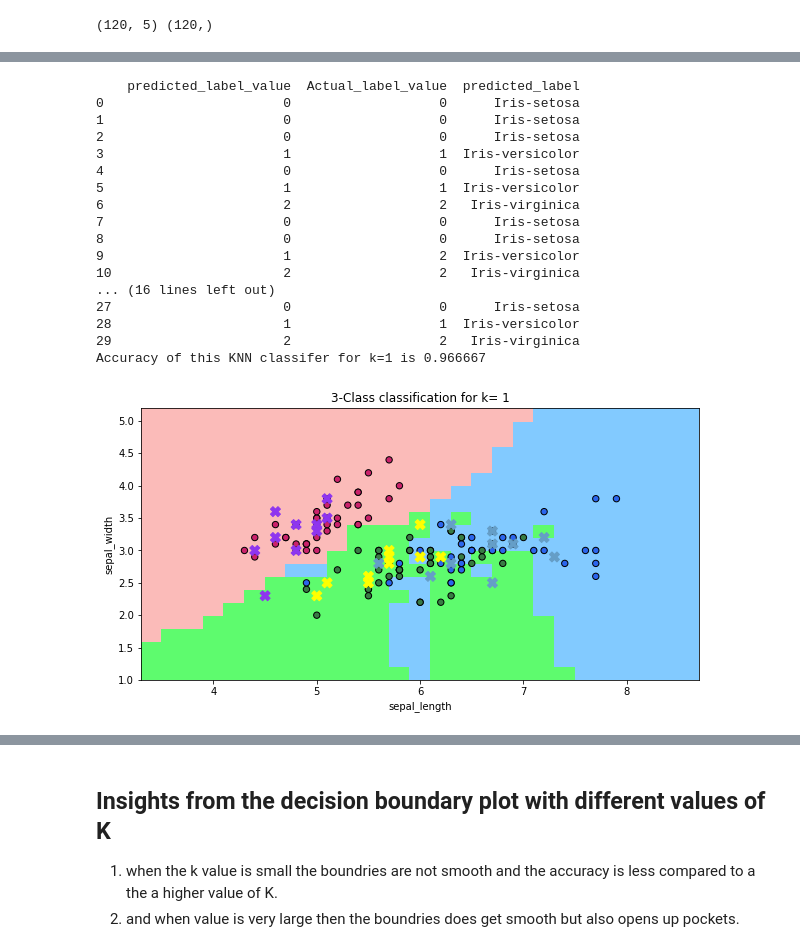
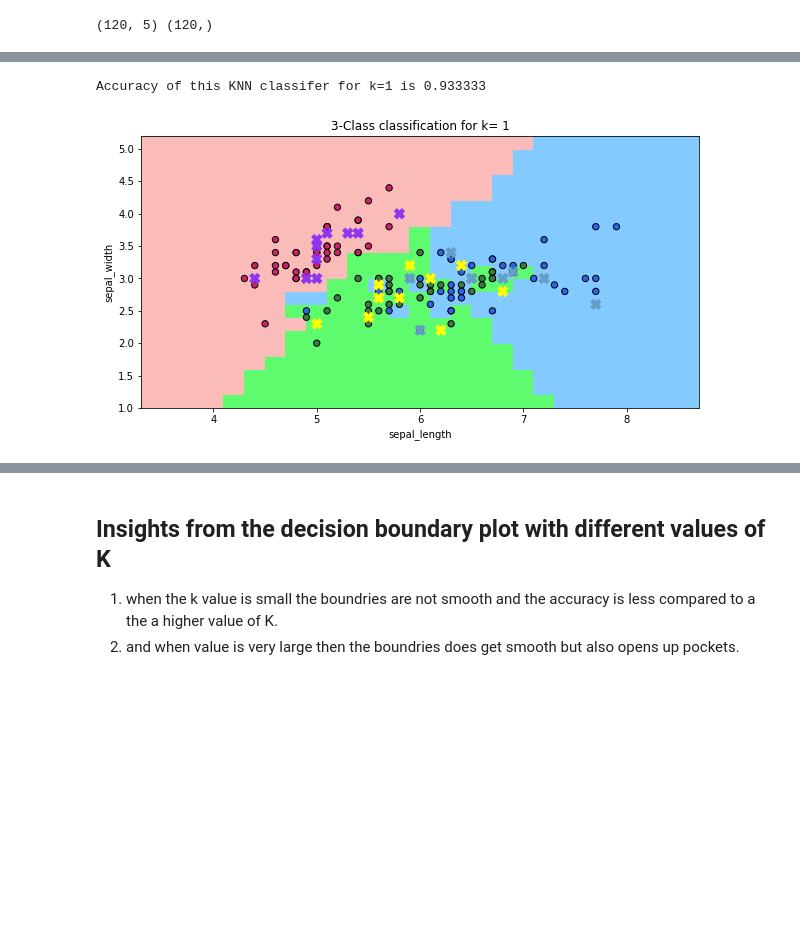
Before and after one commit to patelrajb6/KNN_classifer_implemented, a Jupyter notebook: rpate375-KNN.ipynb, the cells around one changed output, grey strips where cells are left out. Drawn from its saved outputs; the diff is of its cells as text; code cells hidden in the pictures; blank space fills up the shorter version.

```diff
--- a/rpate375-KNN.ipynb
+++ b/rpate375-KNN.ipynb
@@ -43,10 +43,10 @@ print (X_train.shape, y_train.shape)
 #parameters: train set, test set, type of distance used for measurement, k which the number of the nearest neighbors
 
 
-def k_nearest_neighbor(train_set,test_set,dist_type,k,**kwargs):
-    p = kwargs.get('c', 0)
+def k_nearest_neighbor(train_set,target_set,test_set,dist_type,k,**kwargs):
+    p = kwargs.get('p', 0)
     #calculate the distance between the points for each instance in test to the points in the training set
-    Y=dist_measure.cdist(X_train.iloc[:,:4], X_test.iloc[:,:4],dist_type,p)
+    Y=dist_measure.cdist(train_set.iloc[:,:4], test_set.iloc[:,:4],dist_type,p)
     #converting to dataframe with columns as the test data index and indices as train set index
     #each entry in the dataframe represents the distance between [train_set instance][test_set_instance].
     Y=pd.DataFrame(Y)
@@ -56,26 +56,28 @@ def k_nearest_neighbor(train_set,test_set,dist_type,k,**kwargs):
     # and gettting the class label from the train set and using mode to predict the encoded class label.
     for test_point in Y.columns:
         indices=Y[test_point].nsmallest(k).index.to_list()
-        predicted_label=[train_set['labels'].iloc[x] for x in indices ]
+        predicted_label=[target_set.iloc[x] for x in indices ]
         answer[test_point]=predicted_label
+
     return pd.DataFrame(answer).mode().dropna().T.rename(columns={0:"predicted_label_value"}).astype({"predicted_label_value": 'int32'})
 
 
 def test_prediction_results(predicted_value, actual_value,encoder,k):
     predicted_value['Actual_label_value']=list(actual_value)
     predicted_value['predicted_label']=encoder.inverse_transform(predicted_value['predicted_label_value'])
-    print(predicted_value)
+#     print(predicted_value)
     accuracy=accuracy_score(predicted_value['predicted_label_value'],predicted_value['Actual_label_value'] )
     print("Accuracy of this KNN classifer for k=%d is %f"%(k,accuracy))
 
-def sklearn_knnClassifer(train,test,target,k):
+def sklearn_knnClassifer(train,test,target,test_target,k):
     neigh = KNeighborsClassifier(n_neighbors=k)
     neigh.fit(train,target)
     print(neigh.predict(test))
+    print('model avg mean accuracy: ',neigh.score(test,test_target))
 
-sklearn_knnClassifer(X_train,X_test,y_train,5)
-sklearn_knnClassifer(X_train,X_test,y_train,20)
+# sklearn_knnClassifer(X_train,X_test,y_train,y_test,15)
+# # sklearn_knnClassifer(X_train,X_test,y_train,20)
 
-# predicted_labels=k_nearest_neighbor(X_train,X_test,'euclidean',3)
-# test_prediction_results(predicted_labels,y_test,labelencoder,3)
+predicted_labels=k_nearest_neighbor(X_train,y_train,X_test,'minkowski',3,p=3)
+test_prediction_results(predicted_labels,y_test,labelencoder,3)
 # %% [output]
@@ -109,9 +110,10 @@ plotly_compare_features_by_class(X_train)
 cmap_light = ListedColormap(['#FBBBB9', '#5EFB6E', '#82CAFF'])
 cmap_bold = ListedColormap(['#CA226B', '#387C44', '#2B65EC'])
 cmap_test = ListedColormap(['#8E35EF', '#FFFF00', '#659EC7'])
-def decision_boundary_plot(train,target,test,test_target,k):
+def decision_boundary_plot(train,target,test,test_target,k,p):
+
     train=train.iloc[:,:2]
-    model = KNeighborsClassifier(k)
+    model = KNeighborsClassifier(n_neighbors=k,p=p)
     model.fit(train,target)
     #meshstep size parameter
     h=0.2
@@ -133,27 +135,14 @@ def decision_boundary_plot(train,target,test,test_target,k):
     plt.show()
 # %%
 #b with k=1 plotting the decision boundaries
-predicted_labels=k_nearest_neighbor(X_train,X_test,'euclidean',1)
+predicted_labels=k_nearest_neighbor(X_train,y_train,X_test,'euclidean',1)
+# predicted_labels=k_nearest_neighbor(X_train,X_test,'minkowski',1,p=3)
+
+
 test_prediction_results(predicted_labels,y_test,labelencoder,1)
-decision_boundary_plot(X_train,y_train,X_test,y_test,1)
+decision_boundary_plot(X_train,y_train,X_test,y_test,1,2)
 # %% [output]
-    predicted_label_value  Actual_label_value  predicted_label
-0                       0                   0      Iris-setosa
-1                       0                   0      Iris-setosa
-2                       0                   0      Iris-setosa
-3                       1                   1  Iris-versicolor
-4                       0                   0      Iris-setosa
-5                       1                   1  Iris-versicolor
-6                       2                   2   Iris-virginica
-7                       0                   0      Iris-setosa
-8                       0                   0      Iris-setosa
-9                       1                   2  Iris-versicolor
-10                      2                   2   Iris-virginica
-... (16 lines left out)
-27                      0                   0      Iris-setosa
-28                      1                   1  Iris-versicolor
-29                      2                   2   Iris-virginica
-Accuracy of this KNN classifer for k=1 is 0.966667
+Accuracy of this KNN classifer for k=1 is 0.933333
-[figure, old version]
+[figure, new version]
 # %%
 # for different value of k plotting the boundary and predicting the class label.
```
Also changed, not shown: parts of 16 cells of this notebook, 1 other file.
